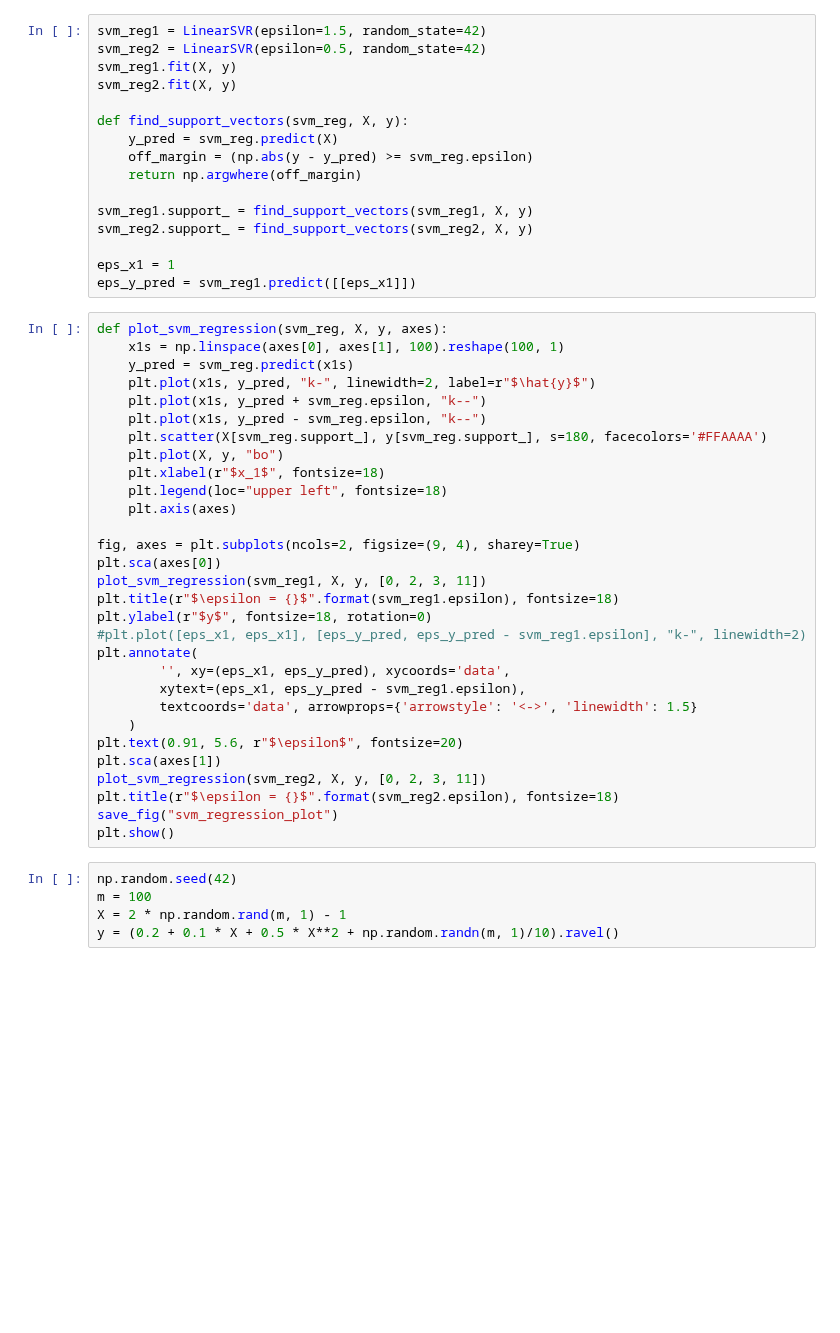
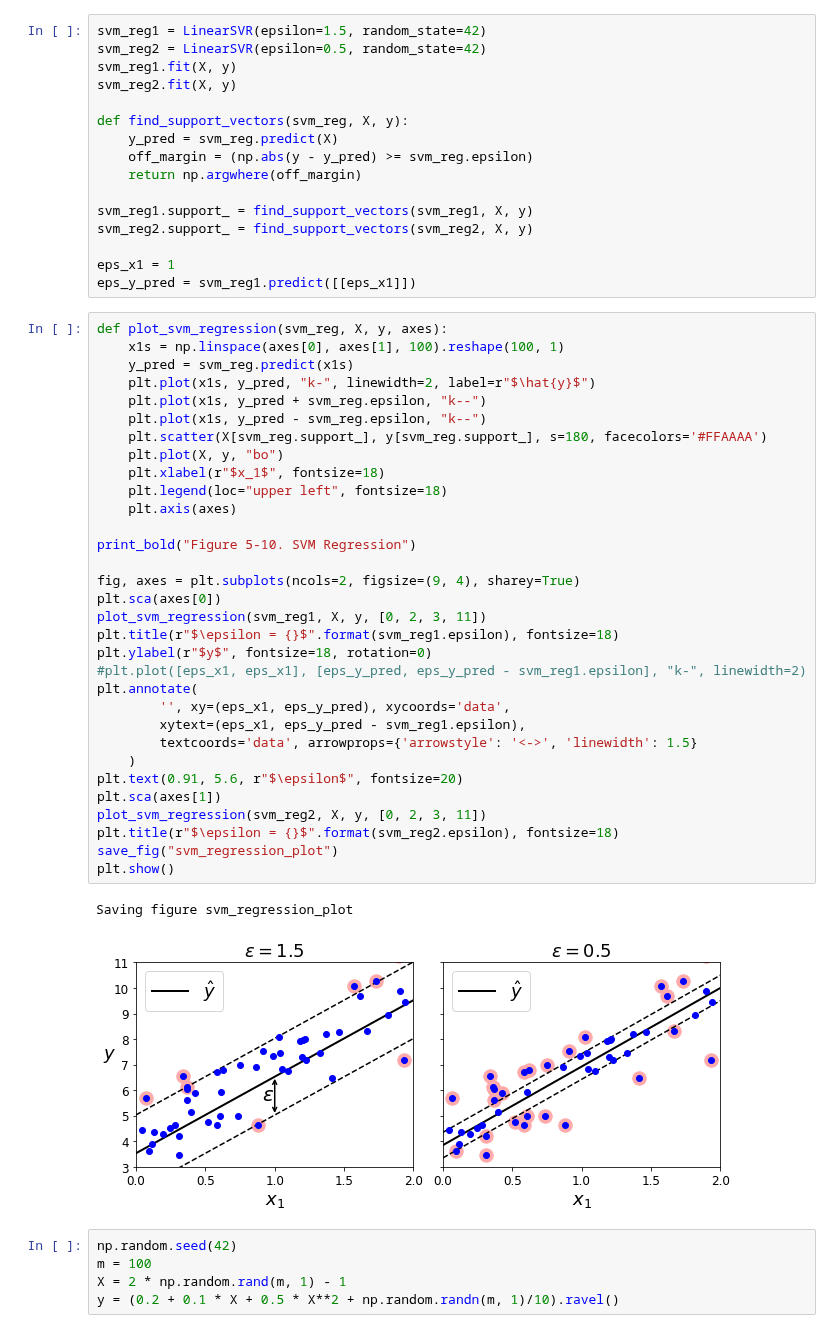
Before and after one commit to nyculescu/handson-ml2, a Jupyter notebook: 05_support_vector_machines.ipynb, the cells around one changed output. Drawn from its saved outputs; the diff is of its cells as text; blank space fills up the shorter version.

```diff
--- a/05_support_vector_machines.ipynb
+++ b/05_support_vector_machines.ipynb
@@ -711,33 +775,38 @@ eps_y_pred = svm_reg1.predict([[eps_x1]])
 # %%
 def plot_svm_regression(svm_reg, X, y, axes):
     x1s = np.linspace(axes[0], axes[1], 100).reshape(100, 1)
     y_pred = svm_reg.predict(x1s)
     plt.plot(x1s, y_pred, "k-", linewidth=2, label=r"$\hat{y}$")
     plt.plot(x1s, y_pred + svm_reg.epsilon, "k--")
     plt.plot(x1s, y_pred - svm_reg.epsilon, "k--")
     plt.scatter(X[svm_reg.support_], y[svm_reg.support_], s=180, facecolors='#FFAAAA')
     plt.plot(X, y, "bo")
     plt.xlabel(r"$x_1$", fontsize=18)
     plt.legend(loc="upper left", fontsize=18)
     plt.axis(axes)
+
+print_bold("Figure 5-10. SVM Regression")
 
 fig, axes = plt.subplots(ncols=2, figsize=(9, 4), sharey=True)
 plt.sca(axes[0])
 plot_svm_regression(svm_reg1, X, y, [0, 2, 3, 11])
 plt.title(r"$\epsilon = {}$".format(svm_reg1.epsilon), fontsize=18)
 plt.ylabel(r"$y$", fontsize=18, rotation=0)
 #plt.plot([eps_x1, eps_x1], [eps_y_pred, eps_y_pred - svm_reg1.epsilon], "k-", linewidth=2)
 plt.annotate(
         '', xy=(eps_x1, eps_y_pred), xycoords='data',
         xytext=(eps_x1, eps_y_pred - svm_reg1.epsilon),
         textcoords='data', arrowprops={'arrowstyle': '<->', 'linewidth': 1.5}
     )
 plt.text(0.91, 5.6, r"$\epsilon$", fontsize=20)
 plt.sca(axes[1])
 plot_svm_regression(svm_reg2, X, y, [0, 2, 3, 11])
 plt.title(r"$\epsilon = {}$".format(svm_reg2.epsilon), fontsize=18)
 save_fig("svm_regression_plot")
 plt.show()
+# %% [output]
+Saving figure svm_regression_plot
+[figure, added]
 # %%
 np.random.seed(42)
 m = 100
```
Also changed, not shown: parts of 19 cells of this notebook.
